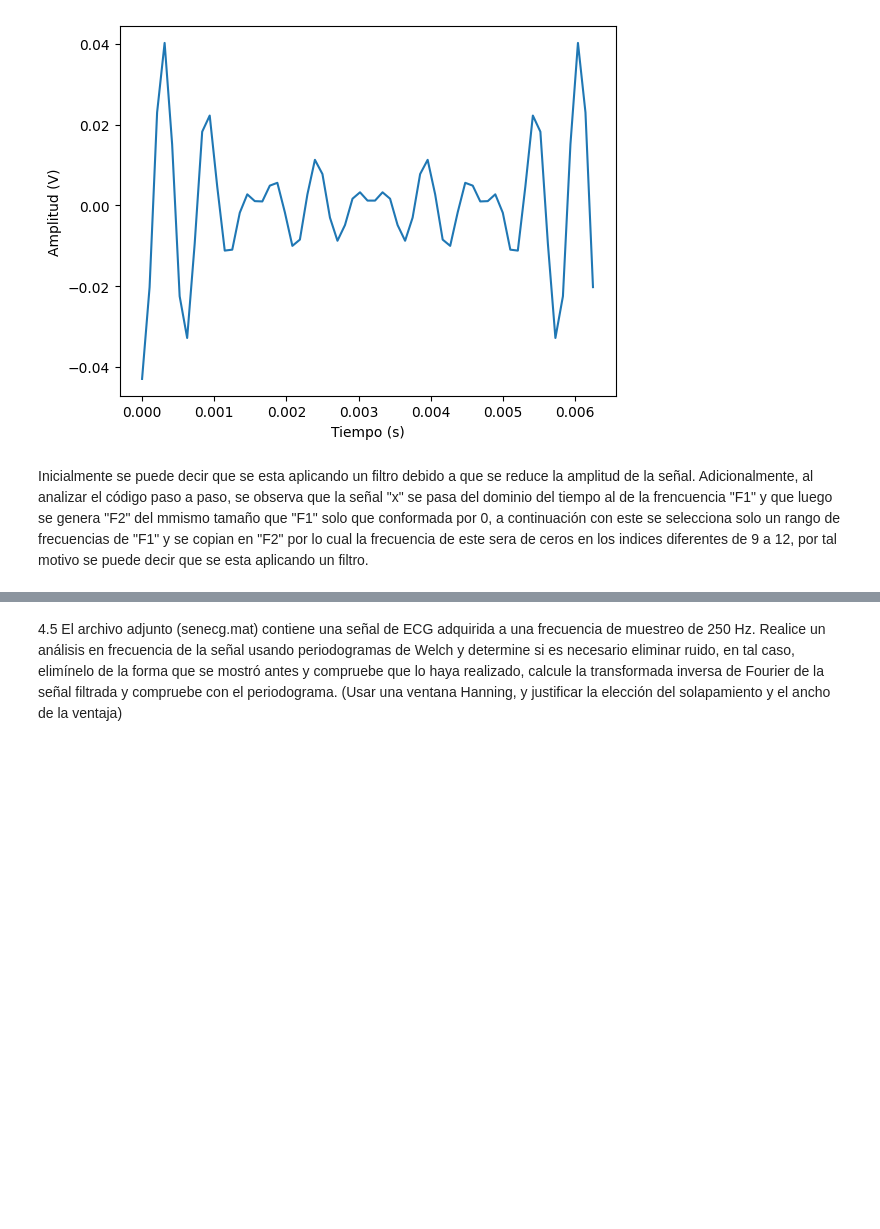
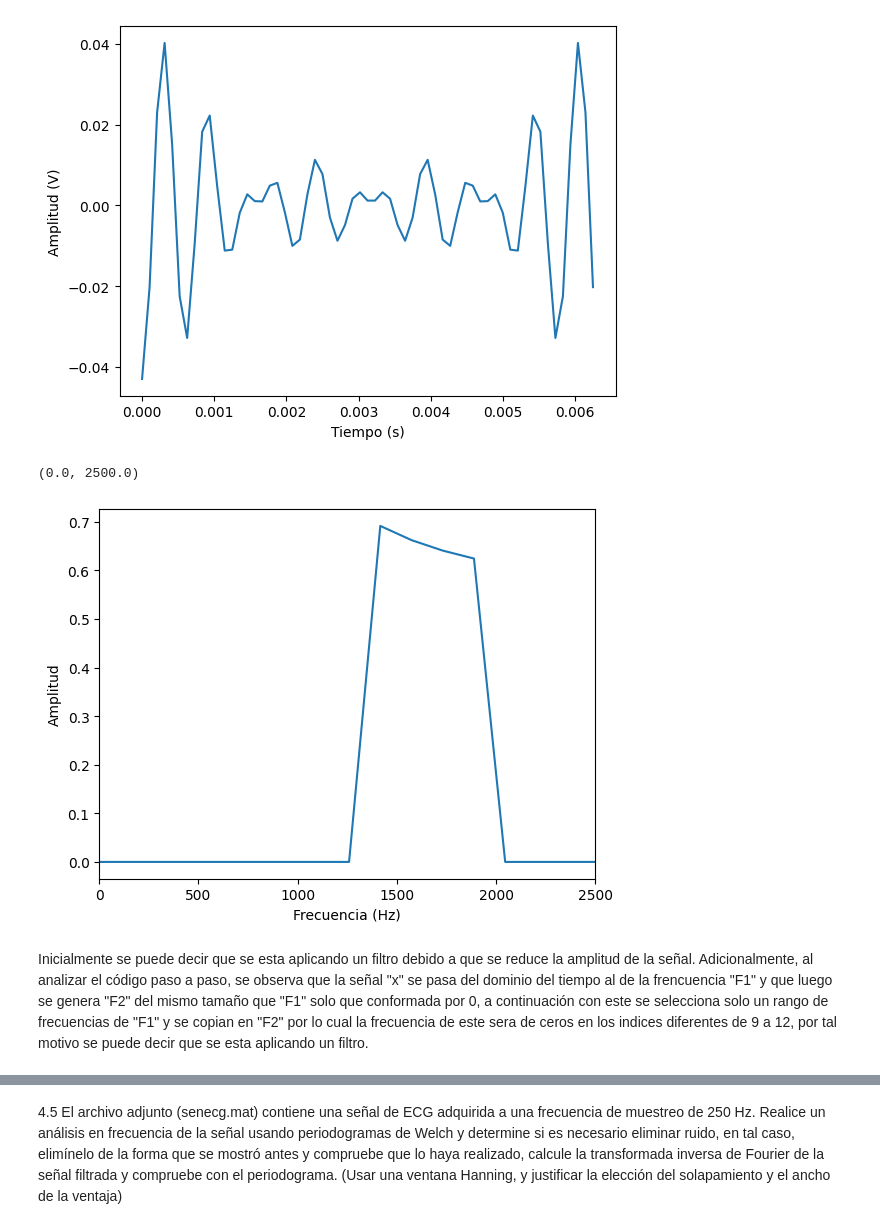
Before and after one commit to Arual1o/Lab_biosenales, a Jupyter notebook: Practica_5/P5_LauraVargas_IsabelaTrujillo.ipynb, the cells around one changed output, grey strips where cells are left out. Cells and saved outputs as stored; diff of their text form; code cells hidden in the pictures; blank space fills up the shorter version.

```diff
--- a/Practica_5/P5_LauraVargas_IsabelaTrujillo.ipynb
+++ b/Practica_5/P5_LauraVargas_IsabelaTrujillo.ipynb
@@ -187,5 +189,16 @@ ax.set(xlabel='Tiempo (s)', ylabel='Amplitud (V)');
 plt.show()
 # %% [output]
 [figure]
+# %%
+N = len(F2)
+
+F = np.arange(0,N)*Fs/N
+plt.plot(F,abs(F2))
+plt.ylabel('Amplitud')
+plt.xlabel('Frecuencia (Hz)')
+plt.xlim([0, 2500])  # rango para el eje X
+# %% [output]
+(0.0, 2500.0)
+[figure, added]
 # %% [markdown]
-Inicialmente se puede decir que se esta aplicando un filtro debido a que se reduce la amplitud de la señal. Adicionalmente, al analizar el código paso a paso, se observa que la señal "x" se pasa del dominio del tiempo al de la frencuencia "F1" y que luego se genera "F2" del mmismo tamaño que "F1" solo que conformada por 0, a continuación  con este se selecciona solo un rango de frecuencias de "F1" y se copian en "F2" por lo cual la frecuencia de este sera de ceros en los indices diferentes de 9 a 12, por tal motivo se puede decir que se esta aplicando un filtro.
+Inicialmente se puede decir que se esta aplicando un filtro debido a que se reduce la amplitud de la señal. Adicionalmente, al analizar el código paso a paso, se observa que la señal "x" se pasa del dominio del tiempo al de la frencuencia "F1" y que luego se genera "F2" del mismo tamaño que "F1" solo que conformada por 0, a continuación  con este se selecciona solo un rango de frecuencias de "F1" y se copian en "F2" por lo cual la frecuencia de este sera de ceros en los indices diferentes de 9 a 12, por tal motivo se puede decir que se esta aplicando un filtro.
```
Also changed, not shown: parts of 5 cells of this notebook, 1 other file.
